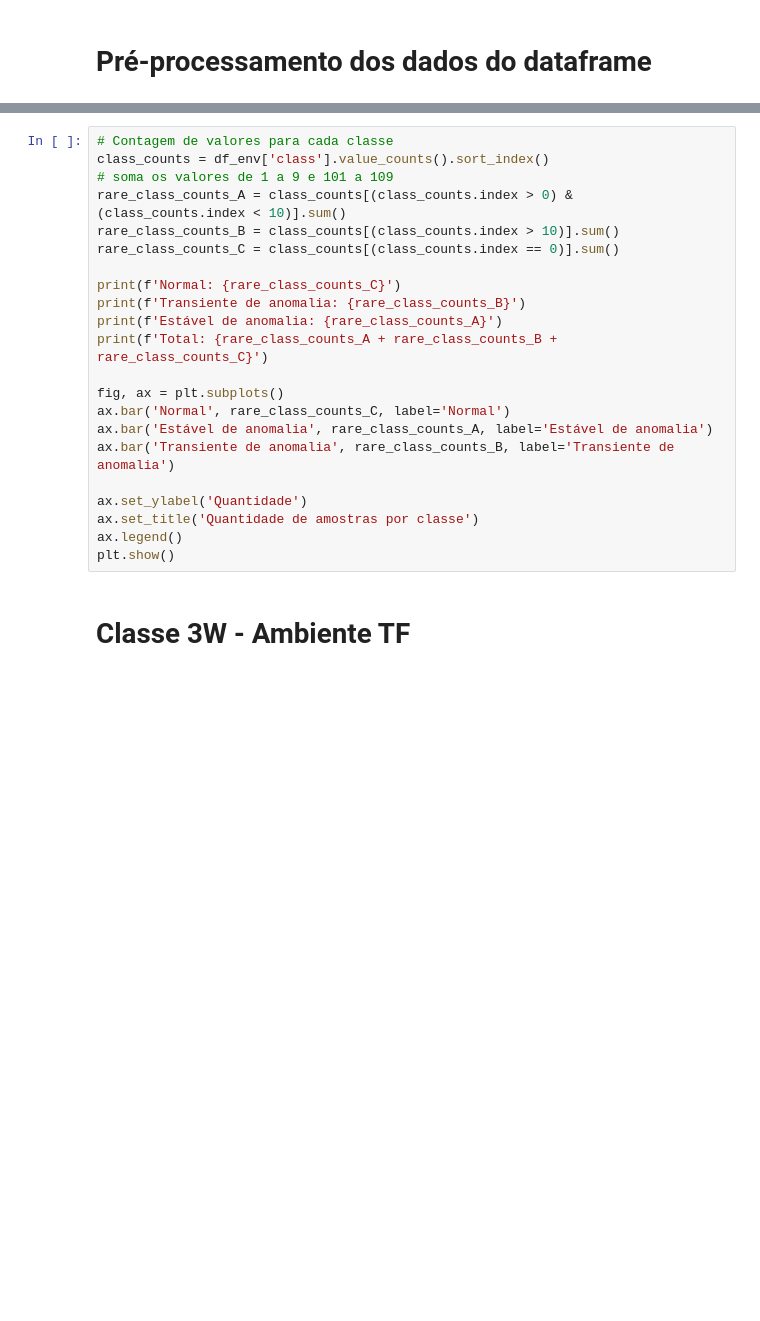
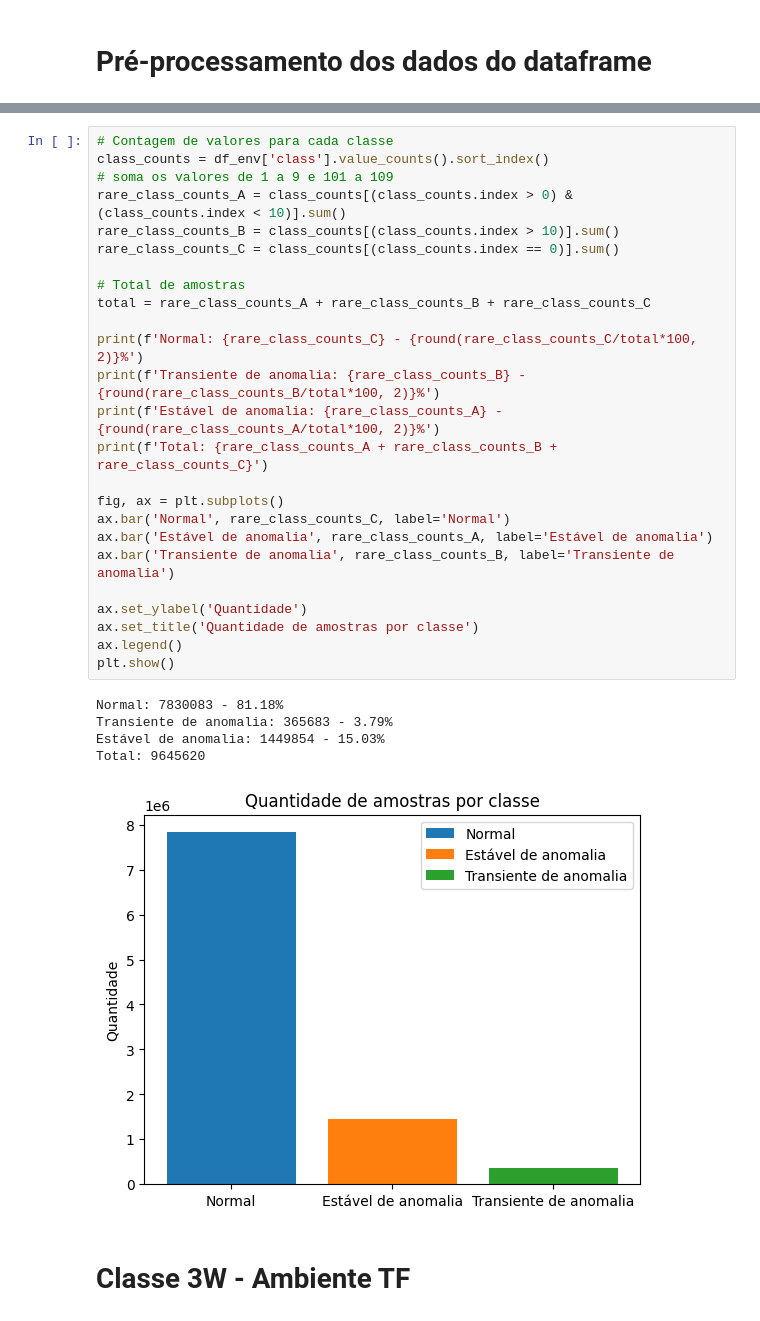
Before and after one commit to kaikecc/Reinforcement-Learning, a Jupyter notebook: src/notebook/RL_Google_Colab_TF.ipynb, the cells around one changed output, grey strips where cells are left out. Drawn from its saved outputs; the diff is of its cells as text; blank space fills up the shorter version.

```diff
--- a/src/notebook/RL_Google_Colab_TF.ipynb
+++ b/src/notebook/RL_Google_Colab_TF.ipynb
@@ -224,25 +298,34 @@ df_env.head()
 # %%
 # Contagem de valores para cada classe
 class_counts = df_env['class'].value_counts().sort_index()
 # soma os valores de 1 a 9 e 101 a 109
 rare_class_counts_A = class_counts[(class_counts.index > 0) & (class_counts.index < 10)].sum()
 rare_class_counts_B = class_counts[(class_counts.index > 10)].sum()
 rare_class_counts_C = class_counts[(class_counts.index == 0)].sum()
 
-print(f'Normal: {rare_class_counts_C}')
-print(f'Transiente de anomalia: {rare_class_counts_B}')
-print(f'Estável de anomalia: {rare_class_counts_A}')
+# Total de amostras
+total = rare_class_counts_A + rare_class_counts_B + rare_class_counts_C
+
+print(f'Normal: {rare_class_counts_C} - {round(rare_class_counts_C/total*100, 2)}%')
+print(f'Transiente de anomalia: {rare_class_counts_B} - {round(rare_class_counts_B/total*100, 2)}%')
+print(f'Estável de anomalia: {rare_class_counts_A} - {round(rare_class_counts_A/total*100, 2)}%')
 print(f'Total: {rare_class_counts_A + rare_class_counts_B + rare_class_counts_C}')
 
 fig, ax = plt.subplots()
 ax.bar('Normal', rare_class_counts_C, label='Normal')
 ax.bar('Estável de anomalia', rare_class_counts_A, label='Estável de anomalia')
 ax.bar('Transiente de anomalia', rare_class_counts_B, label='Transiente de anomalia')
 
 ax.set_ylabel('Quantidade')
 ax.set_title('Quantidade de amostras por classe')
 ax.legend()
 plt.show()
+# %% [output]
+Normal: 7830083 - 81.18%
+Transiente de anomalia: 365683 - 3.79%
+Estável de anomalia: 1449854 - 15.03%
+Total: 9645620
+[figure, added]
 # %% [markdown]
 # Classe 3W - Ambiente TF
 # %%
```
Also changed, not shown: parts of 27 cells of this notebook.
